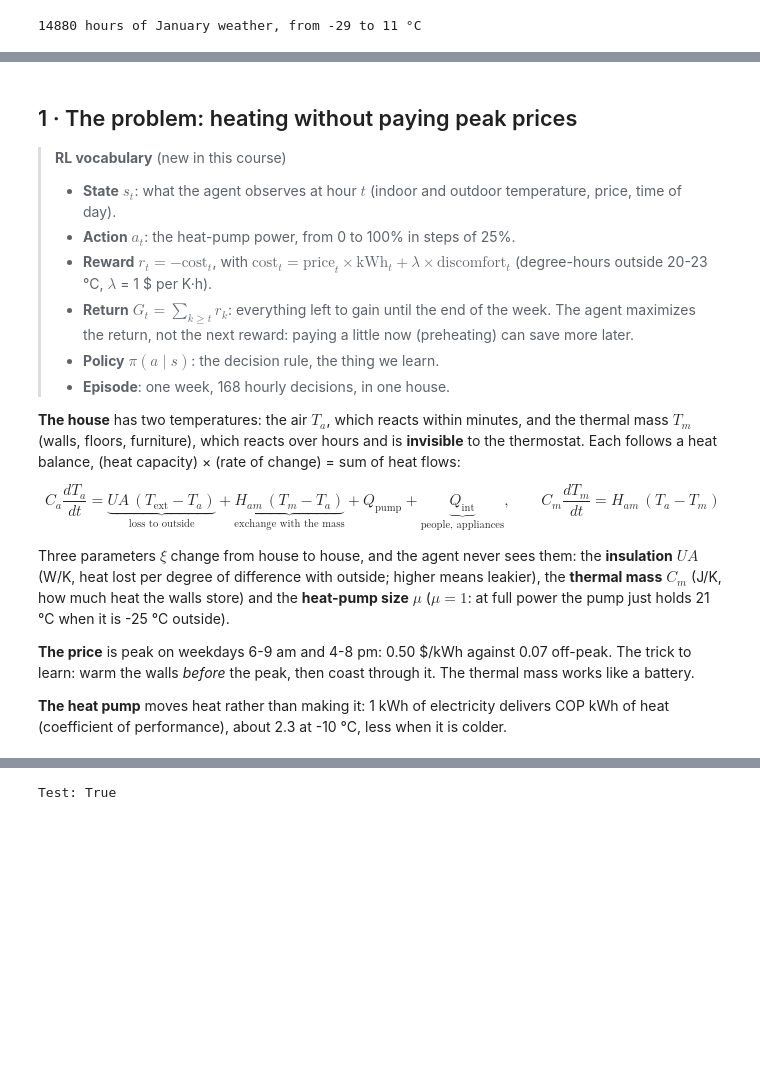
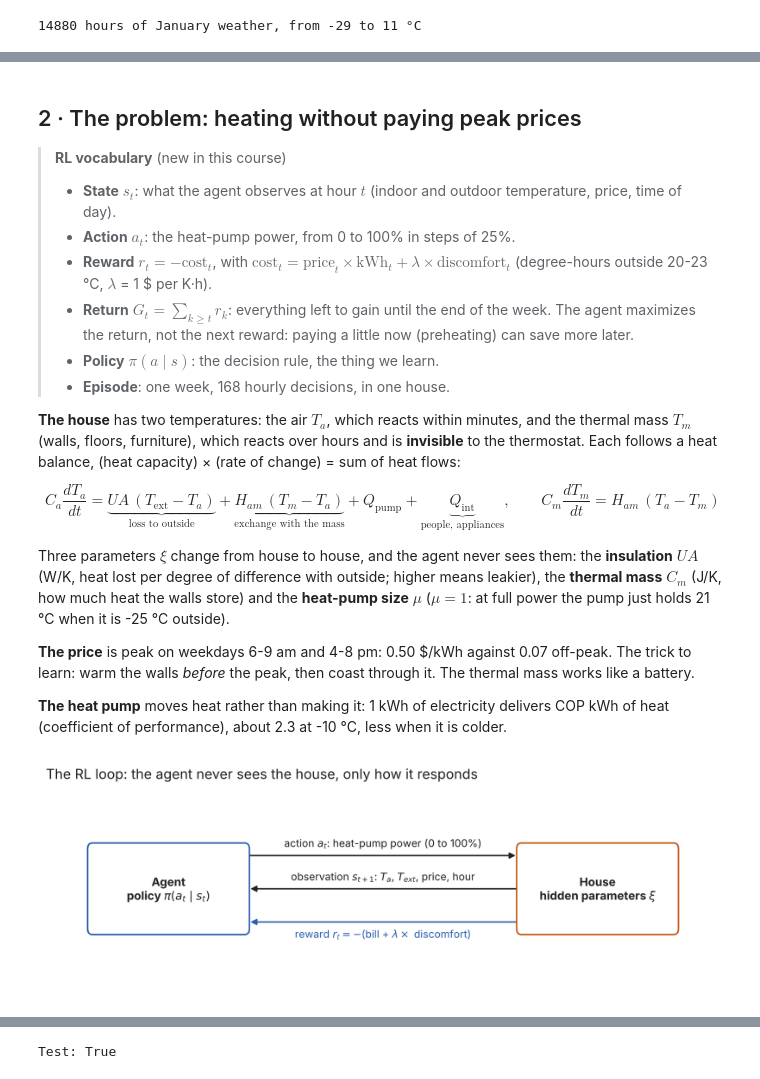
Before and after one commit to paabL/rl-hvac-lab, a Jupyter notebook: en/rl_lab_prototype_en_executed.ipynb, the cells around one changed output, grey strips where cells are left out. Saved outputs shown, nothing was run; the diff lists cells and outputs as text; code cells hidden in the pictures; blank space fills up the shorter version.

```diff
--- a/en/rl_lab_prototype_en_executed.ipynb
+++ b/en/rl_lab_prototype_en_executed.ipynb
@@ -72,5 +108,5 @@ print(f"{len(weather)} hours of January weather, from {weather.t_ext.min():.0f}
 # %% [markdown]
-## 1 · The problem: heating without paying peak prices
+## 2 · The problem: heating without paying peak prices
 
 > **RL vocabulary** (new in this course)
 > - **State** $s_t$: what the agent observes at hour $t$ (indoor and outdoor temperature, price, time of day).
@@ -89,3 +125,7 @@ Three parameters $\xi$ change from house to house, and the agent never sees them
 **The price** is peak on weekdays 6-9 am and 4-8 pm: 0.50 \$/kWh against 0.07 off-peak. The trick to learn: warm the walls *before* the peak, then coast through it. The thermal mass works like a battery.
 
 **The heat pump** moves heat rather than making it: 1 kWh of electricity delivers COP kWh of heat (coefficient of performance), about 2.3 at -10 °C, less when it is colder.
+# %%
+loop_diagram("en"); plt.show()
+# %% [output]
+[figure, added]
```
Also changed, not shown: parts of 31 cells of this notebook, 10 other files.
